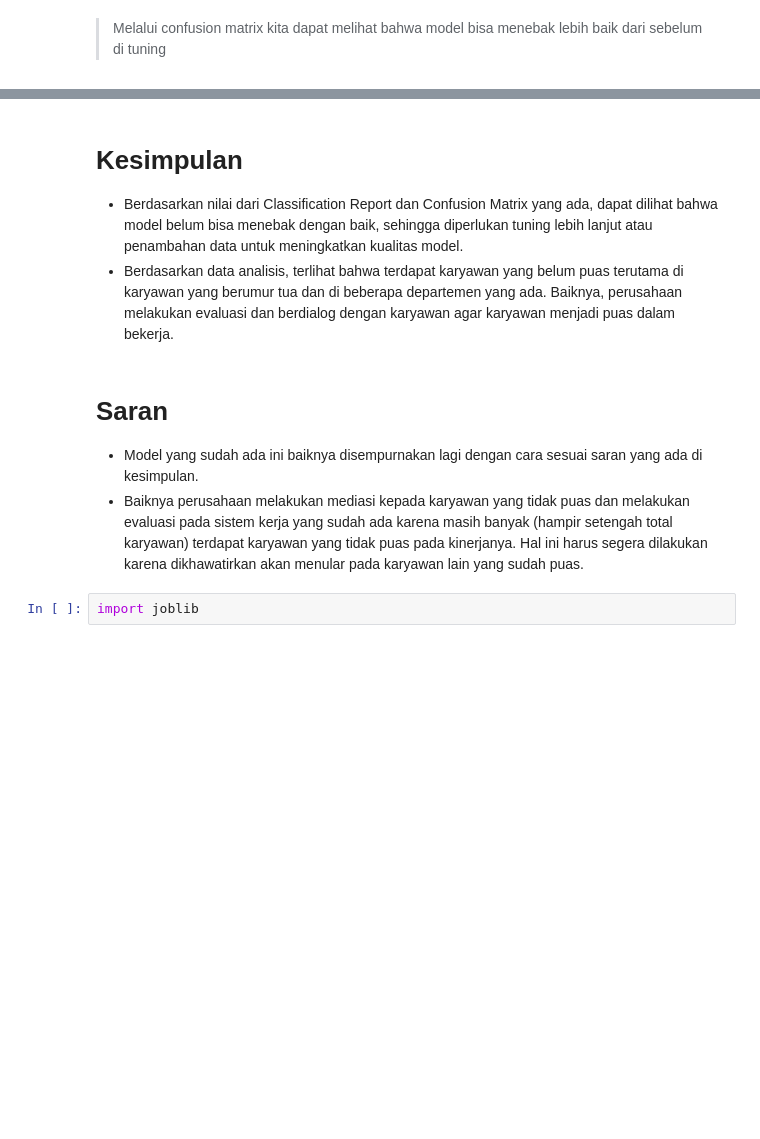
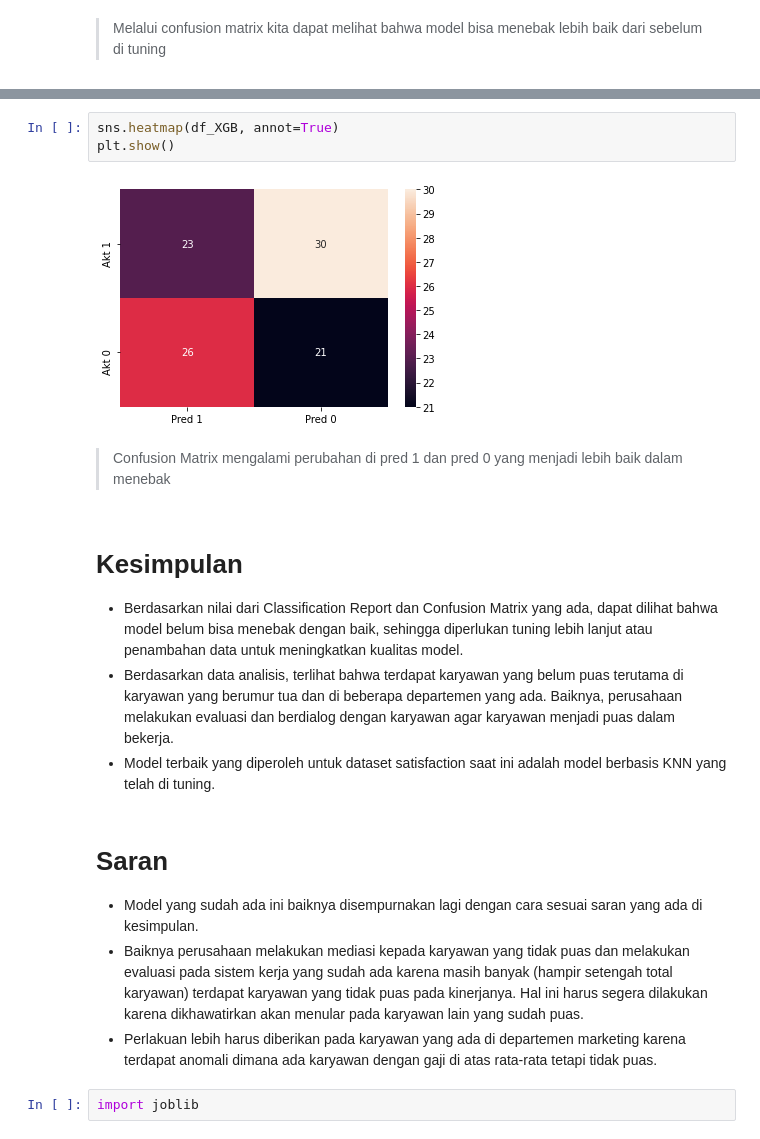
Before and after one commit to cahyoutomo/Satisfaction-Machine-Learning-Project, a Jupyter notebook: Satisfaction-Machine-Learning-Project.ipynb, the cells around one changed output, grey strips where cells are left out. Saved outputs shown, nothing was run; the diff lists cells and outputs as text; blank space fills up the shorter version.

```diff
--- a/Satisfaction-Machine-Learning-Project.ipynb
+++ b/Satisfaction-Machine-Learning-Project.ipynb
@@ -1129,13 +1222,22 @@ plt.show()
+# %%
+sns.heatmap(df_XGB, annot=True)
+plt.show()
+# %% [output]
+[figure, added]
+# %% [markdown]
+> Confusion Matrix mengalami perubahan di pred 1 dan pred 0 yang menjadi lebih baik dalam menebak
 # %% [markdown]
 # Kesimpulan
 
 - Berdasarkan nilai dari Classification Report dan Confusion Matrix yang ada, dapat dilihat bahwa model belum bisa menebak dengan baik, sehingga diperlukan tuning lebih lanjut atau penambahan data untuk meningkatkan kualitas model.
 - Berdasarkan data analisis, terlihat bahwa terdapat karyawan yang belum puas terutama di karyawan yang berumur tua dan di beberapa departemen yang ada. Baiknya, perusahaan melakukan evaluasi dan berdialog dengan karyawan agar karyawan menjadi puas dalam bekerja.
+- Model terbaik yang diperoleh untuk dataset satisfaction saat ini adalah model berbasis KNN yang telah di tuning.
 # %% [markdown]
 # Saran
 
 - Model yang sudah ada ini baiknya disempurnakan lagi dengan cara sesuai saran yang ada di kesimpulan.
 - Baiknya perusahaan melakukan mediasi kepada karyawan yang tidak puas dan melakukan evaluasi pada sistem kerja yang sudah ada karena masih banyak (hampir setengah total karyawan) terdapat karyawan yang tidak puas pada kinerjanya. Hal ini harus segera dilakukan karena dikhawatirkan akan menular pada karyawan lain yang sudah puas.
+- Perlakuan lebih harus diberikan pada karyawan yang ada di departemen marketing karena terdapat anomali dimana ada karyawan dengan gaji di atas rata-rata tetapi tidak puas.
 # %%
 import joblib
 # %%
```
Also changed, not shown: parts of 10 cells of this notebook, 1 other file.
